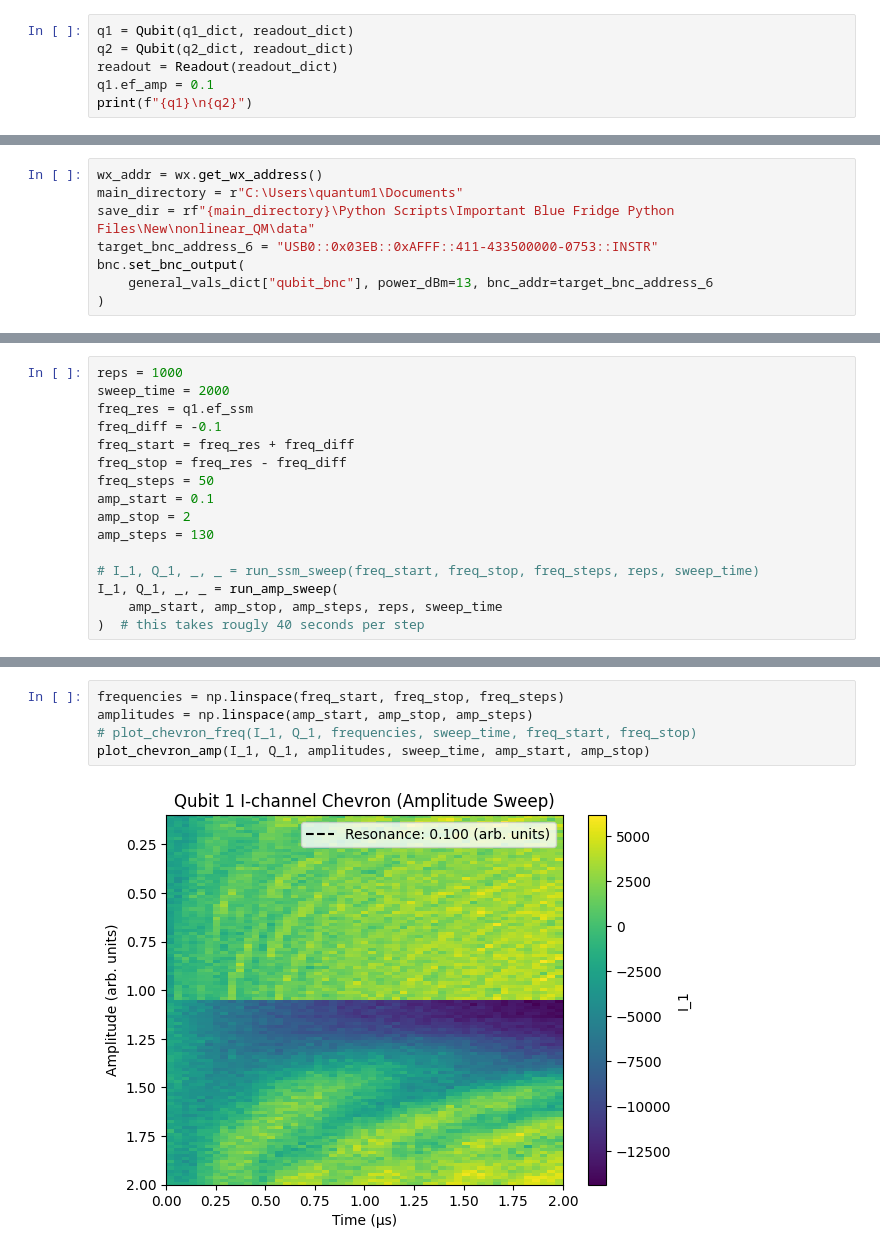
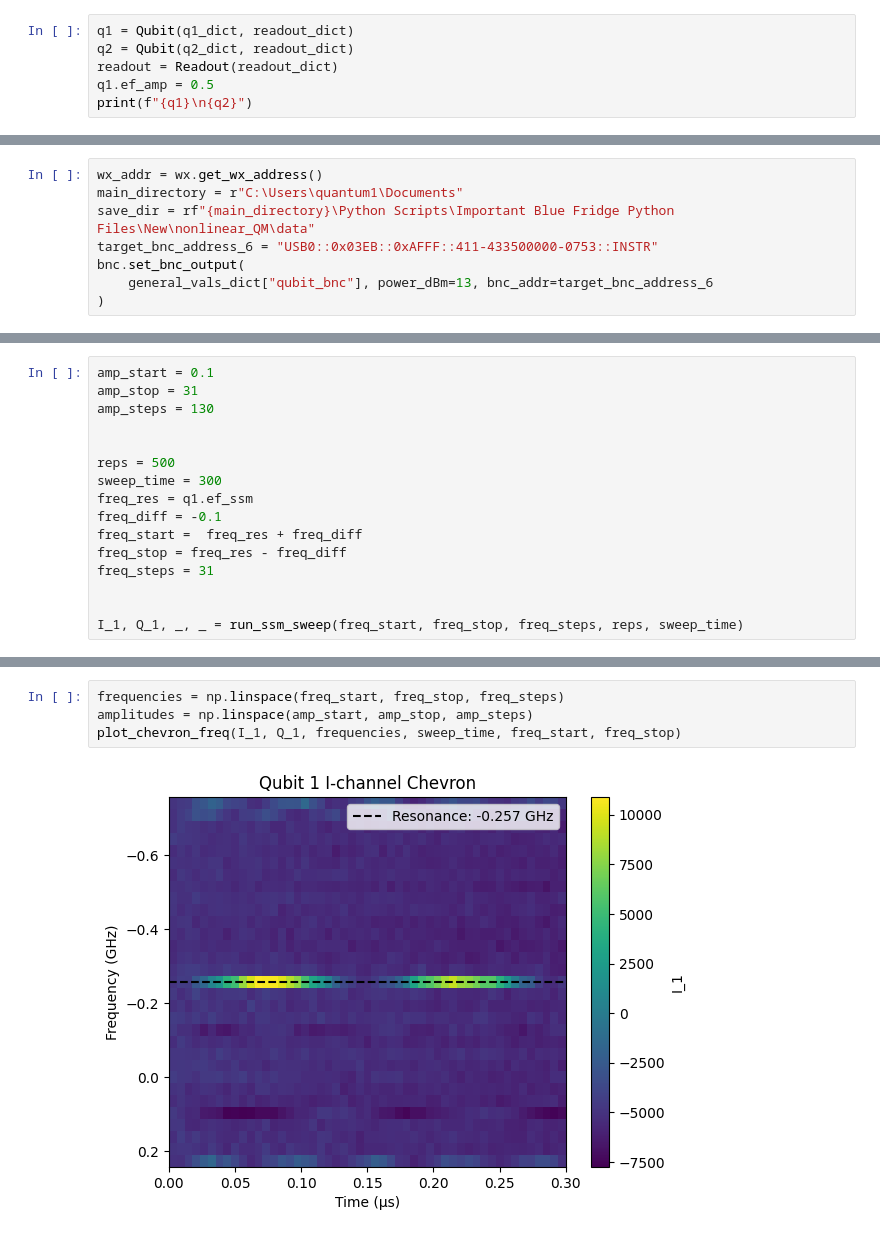
Before and after one commit to Katermurch/BlueFridgeNonLin, a Jupyter notebook: rabi_ef chevron.ipynb, the cells around one changed output, grey strips where cells are left out. Saved outputs shown, nothing was run; the diff lists cells and outputs as text.

Commit message:
running sweeps and fixing values

```diff
--- a/rabi_ef chevron.ipynb
+++ b/rabi_ef chevron.ipynb
@@ -20,6 +20,6 @@ import pickle
 q1 = Qubit(q1_dict, readout_dict)
 q2 = Qubit(q2_dict, readout_dict)
 readout = Readout(readout_dict)
-q1.ef_amp = 0.1
+q1.ef_amp = 0.5
 print(f"{q1}\n{q2}")
 # %% [output]
@@ -274,19 +289,19 @@ def plot_chevron_amp(I_1, Q_1, amplitudes, sweep_time, amp_start, amp_stop):
     plt.legend()
     plt.show()
 # %%
-reps = 1000
-sweep_time = 2000
+amp_start = 0.1
+amp_stop = 31
+amp_steps = 130
+
+
+reps = 500
+sweep_time = 300
 freq_res = q1.ef_ssm
 freq_diff = -0.1
-freq_start = freq_res + freq_diff
+freq_start =  freq_res + freq_diff
 freq_stop = freq_res - freq_diff
-freq_steps = 50
-amp_start = 0.1
-amp_stop = 2
-amp_steps = 130
+freq_steps = 31
 
-# I_1, Q_1, _, _ = run_ssm_sweep(freq_start, freq_stop, freq_steps, reps, sweep_time)
-I_1, Q_1, _, _ = run_amp_sweep(
-    amp_start, amp_stop, amp_steps, reps, sweep_time
-)  # this takes rougly 40 seconds per step
+
+I_1, Q_1, _, _ = run_ssm_sweep(freq_start, freq_stop, freq_steps, reps, sweep_time)
 # %% [output]
@@ -300,7 +342,6 @@ KeyboardInterrupt:
 # %%
 frequencies = np.linspace(freq_start, freq_stop, freq_steps)
 amplitudes = np.linspace(amp_start, amp_stop, amp_steps)
-# plot_chevron_freq(I_1, Q_1, frequencies, sweep_time, freq_start, freq_stop)
-plot_chevron_amp(I_1, Q_1, amplitudes, sweep_time, amp_start, amp_stop)
+plot_chevron_freq(I_1, Q_1, frequencies, sweep_time, freq_start, freq_stop)
 # %% [output]
-[figure, old version]
+[figure, new version]
```
Also changed, not shown: parts of 4 cells of this notebook, 22 other files.
